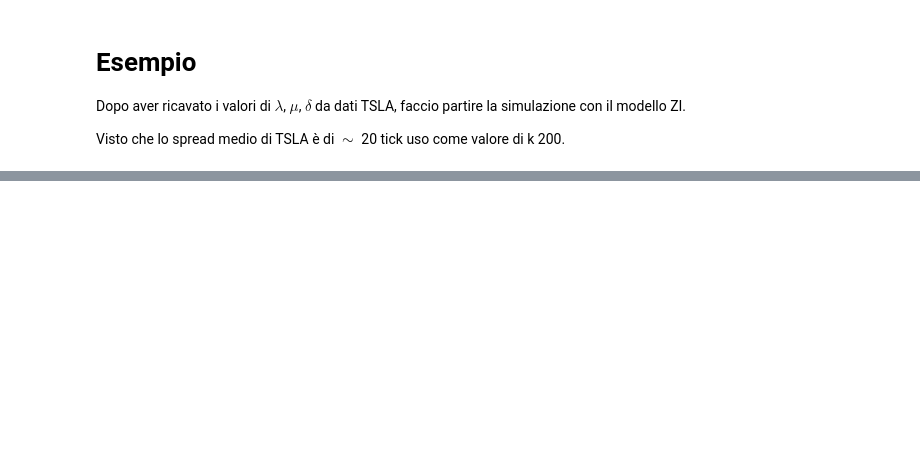
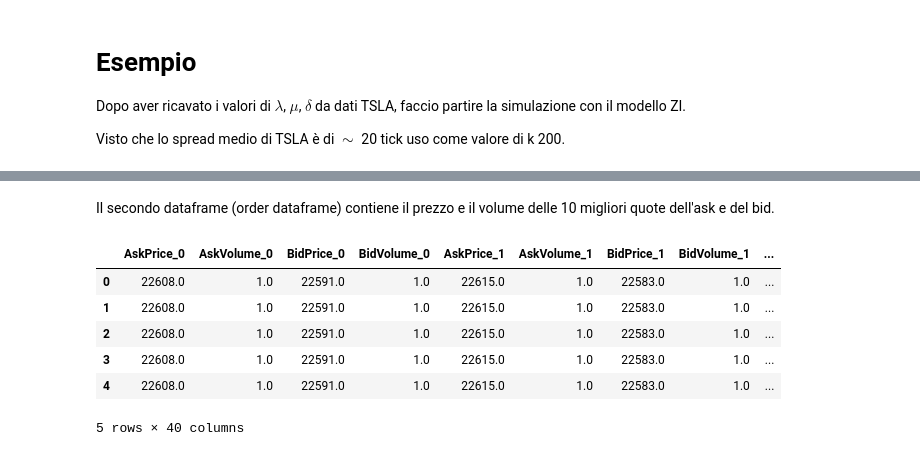
Before and after one commit to pspinaunipi/ZI_simulations, a Jupyter notebook: examples/Example ZI simulations.ipynb, the cells around one changed output, grey strips where cells are left out. Cells and saved outputs as stored; diff of their text form; code cells hidden in the pictures; blank space fills up the shorter version.

```diff
--- a/examples/Example ZI simulations.ipynb
+++ b/examples/Example ZI simulations.ipynb
@@ -88,0 +80,12 @@ Text(0.5, 0, 'iteration')
+# %% [markdown]
+Il secondo dataframe (order dataframe) contiene il prezzo e il volume delle 10 migliori quote dell'ask e del bid.
+# %%
+order.head()
+# %% [output]
+|  | AskPrice_0 | AskVolume_0 | BidPrice_0 | BidVolume_0 | AskPrice_1 | AskVolume_1 | BidPrice_1 | BidVolume_1 | ... |
+| 0 | 22608.0 | 1.0 | 22591.0 | 1.0 | 22615.0 | 1.0 | 22583.0 | 1.0 | ... |
+| 1 | 22608.0 | 1.0 | 22591.0 | 1.0 | 22615.0 | 1.0 | 22583.0 | 1.0 | ... |
+| 2 | 22608.0 | 1.0 | 22591.0 | 1.0 | 22615.0 | 1.0 | 22583.0 | 1.0 | ... |
+| 3 | 22608.0 | 1.0 | 22591.0 | 1.0 | 22615.0 | 1.0 | 22583.0 | 1.0 | ... |
+| 4 | 22608.0 | 1.0 | 22591.0 | 1.0 | 22615.0 | 1.0 | 22583.0 | 1.0 | ... |
+5 rows × 40 columns
```
Also changed, not shown: parts of 17 cells of this notebook.
